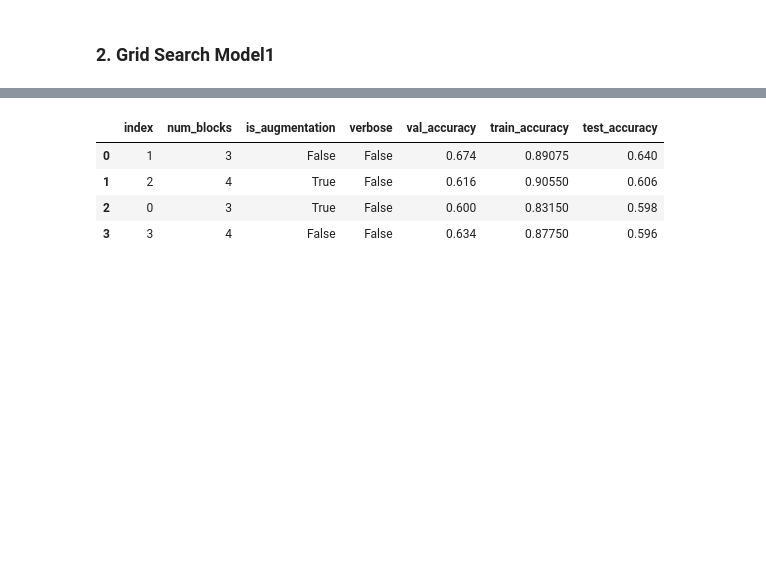
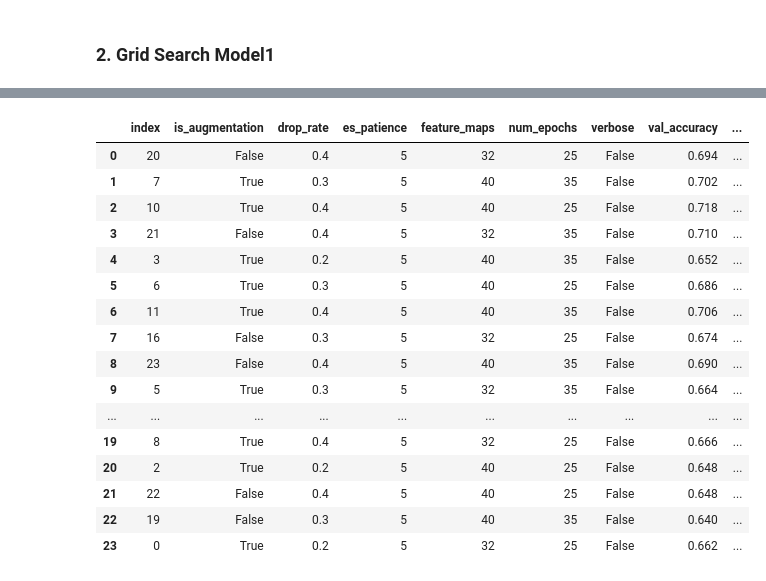
Before and after one commit to AydenZK/kaggle3181, a Jupyter notebook: main.ipynb, the cells around one changed output, grey strips where cells are left out. Cells and saved outputs as stored; diff of their text form; code cells hidden in the pictures; blank space fills up the shorter version.

```diff
--- a/main.ipynb
+++ b/main.ipynb
@@ -143,9 +143,9 @@ class Model1(DefaultModel):
                  name='network1',
                  width=32, height=32, depth=3,
                  num_blocks=3,
-                 feature_maps=32,
+                 feature_maps=40,
                  num_classes=10,
-                 drop_rate=0.2,
+                 drop_rate=0.4,
                  batch_norm = True,
                  is_augmentation = False,
                  activation_func='relu',
@@ -154,8 +154,8 @@ class Model1(DefaultModel):
                  batch_size= 32,
                  num_epochs= 20,
                  learning_rate=0.001,
-                 verbose= True,
-                 es_patience = 3):
+                 verbose = True,
+                 es_patience = 5):
         super(Model1, self).__init__(name, width, height, depth, num_blocks, feature_maps, num_classes, drop_rate, batch_norm, is_augmentation,
                                         activation_func, optimizer, batch_size, num_epochs, learning_rate, verbose)
         self.use_skip = use_skip
@@ -215,18 +215,28 @@ class Model1(DefaultModel):
         callbacks = [early_checkpoint]
 
         if self.is_augmentation:
-            datagen = ImageDataGenerator(horizontal_flip=True, width_shift_range=0.1, height_shift_range=0.1)
+            datagen = ImageDataGenerator(
+                rotation_range = 30,
+                fill_mode = "nearest",
+                horizontal_flip=True,
+                width_shift_range=0.2,
+                height_shift_range=0.2,
+                brightness_range=[0.4,1.2],
+                zoom_range = 0.2)
+
             datagen.fit(data_manager.X_train)
-            X_train_aug = datagen.flow(data_manager.X_train).x
+            flow = datagen.flow(x=data_manager.X_train, y=data_manager.y_train, batch_size=batch_size)
+            X_train_aug = flow.x
+            y_train_aug = flow.y
 
-            self.history = self.model.fit(x = X_train_aug, y = data_manager.y_train, validation_data = (data_manager.X_valid, data_manager.y_valid),
+            self.history = self.model.fit(x = X_train_aug, y = y_train_aug, validation_data = (data_manager.X_valid, data_manager.y_valid),
                 epochs = num_epochs, batch_size = batch_size, verbose= self.verbose, callbacks=callbacks)
 
         else:
             self.history = self.model.fit(x = data_manager.X_train, y = data_manager.y_train, validation_data = (data_manager.X_valid, data_manager.y_valid),
                 epochs = num_epochs, batch_size = batch_size, verbose= self.verbose, callbacks=callbacks)
 # %%
-bm1 = Model1()
+bm1 = Model1(is_augmentation=True)
 bm1.build_cnn()
 bm1.summary()
 # %% [output]
@@ -326,19 +324,16 @@ def grid_search_kwargs(grid, obj_class, verbose=True):
 
     return df
 
+
 grid = {
-    "num_blocks": [3,4,5],
     "is_augmentation": [True, False],
-    "batch_size": [16, 32],
-    "es_patience": [3,6]
-}
-
-test_grid = {
-    "num_blocks": [3,4],
-    "is_augmentation": [True, False],
+    "drop_rate": [0.2, 0.3, 0.4],
+    "es_patience": [5],
+    "feature_maps": [32, 40],
+    "num_epochs": [25, 35],
     "verbose": [False]
 }
 
-res = grid_search_kwargs(test_grid, Model1)
+res = grid_search_kwargs(grid, Model1)
 res
 # %% [output]
@@ -361,6 +356,18 @@ test_accuracy         0.64
 Name: 0, dtype: object
-|  | index | num_blocks | is_augmentation | verbose | val_accuracy | train_accuracy | test_accuracy |
-| 0 | 1 | 3 | False | False | 0.674 | 0.89075 | 0.640 |
-| 1 | 2 | 4 | True | False | 0.616 | 0.90550 | 0.606 |
-| 2 | 0 | 3 | True | False | 0.600 | 0.83150 | 0.598 |
-| 3 | 3 | 4 | False | False | 0.634 | 0.87750 | 0.596 |
+|  | index | is_augmentation | drop_rate | es_patience | feature_maps | num_epochs | verbose | val_accuracy | ... |
+| 0 | 20 | False | 0.4 | 5 | 32 | 25 | False | 0.694 | ... |
+| 1 | 7 | True | 0.3 | 5 | 40 | 35 | False | 0.702 | ... |
+| 2 | 10 | True | 0.4 | 5 | 40 | 25 | False | 0.718 | ... |
+| 3 | 21 | False | 0.4 | 5 | 32 | 35 | False | 0.710 | ... |
+| 4 | 3 | True | 0.2 | 5 | 40 | 35 | False | 0.652 | ... |
+| 5 | 6 | True | 0.3 | 5 | 40 | 25 | False | 0.686 | ... |
+| 6 | 11 | True | 0.4 | 5 | 40 | 35 | False | 0.706 | ... |
+| 7 | 16 | False | 0.3 | 5 | 32 | 25 | False | 0.674 | ... |
+| 8 | 23 | False | 0.4 | 5 | 40 | 35 | False | 0.690 | ... |
+| 9 | 5 | True | 0.3 | 5 | 32 | 35 | False | 0.664 | ... |
+| ... | ... | ... | ... | ... | ... | ... | ... | ... | ... |
+| 19 | 8 | True | 0.4 | 5 | 32 | 25 | False | 0.666 | ... |
+| 20 | 2 | True | 0.2 | 5 | 40 | 25 | False | 0.648 | ... |
+| 21 | 22 | False | 0.4 | 5 | 40 | 25 | False | 0.648 | ... |
+| 22 | 19 | False | 0.3 | 5 | 40 | 35 | False | 0.640 | ... |
+| 23 | 0 | True | 0.2 | 5 | 32 | 25 | False | 0.662 | ... |
```
Also changed, not shown: parts of 32 cells of this notebook, 7 other files.
